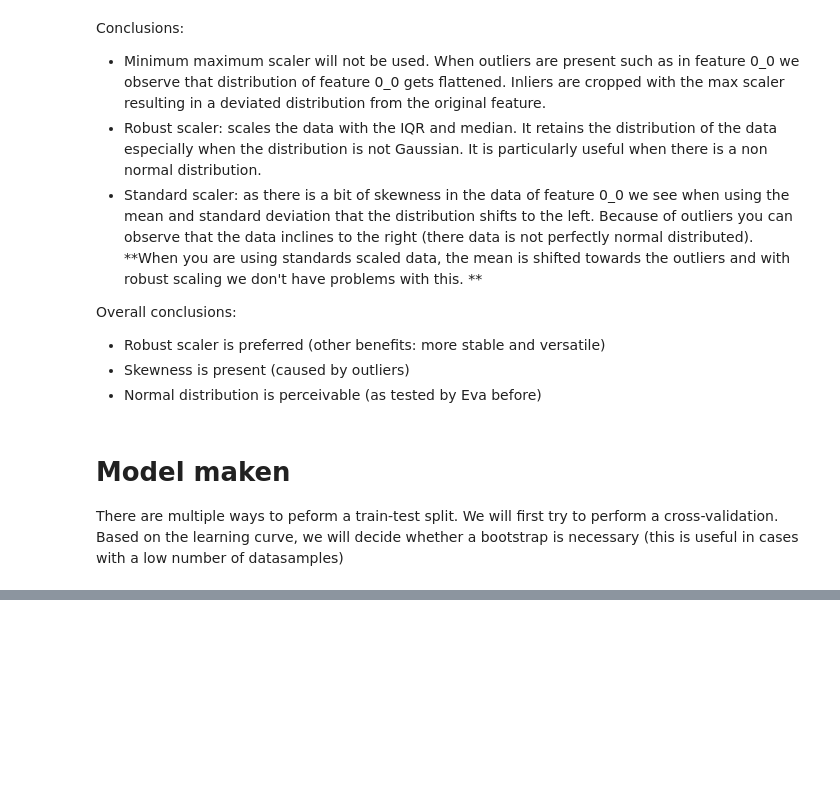
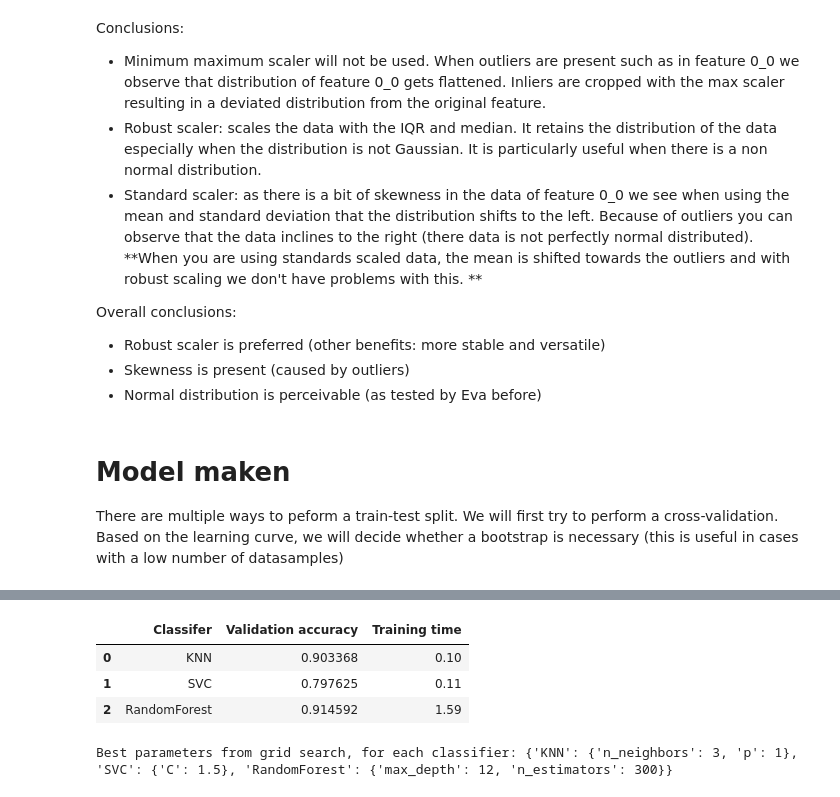
Before and after one commit to bramvandeurzen934/Group16_ECG, a Jupyter notebook: assignment_ecg.ipynb, the cells around one changed output, grey strips where cells are left out. Drawn from its saved outputs; the diff is of its cells as text; code cells hidden in the pictures; blank space fills up the shorter version.

```diff
--- a/assignment_ecg.ipynb
+++ b/assignment_ecg.ipynb
@@ -700,0 +770,14 @@ Validation set (n=330): 17.9% of samples is abnormal
+# %%
+#Show results
+#print("Accuracy per classifier:", valid_scores)
+valid_scores
+# %% [output]
+|  | Classifer | Validation accuracy | Training time |
+| 0 | KNN | 0.903368 | 0.10 |
+| 1 | SVC | 0.797625 | 0.11 |
+| 2 | RandomForest | 0.914592 | 1.59 |
+# %%
+# Show best parameters from grid search
+print("Best parameters from grid search, for each classifier:", clf_best_params)
+# %% [output]
+Best parameters from grid search, for each classifier: {'KNN': {'n_neighbors': 3, 'p': 1}, 'SVC': {'C': 1.5}, 'RandomForest': {'max_depth': 12, 'n_estimators': 300}}
```
Also changed, not shown: parts of 7 cells of this notebook.
